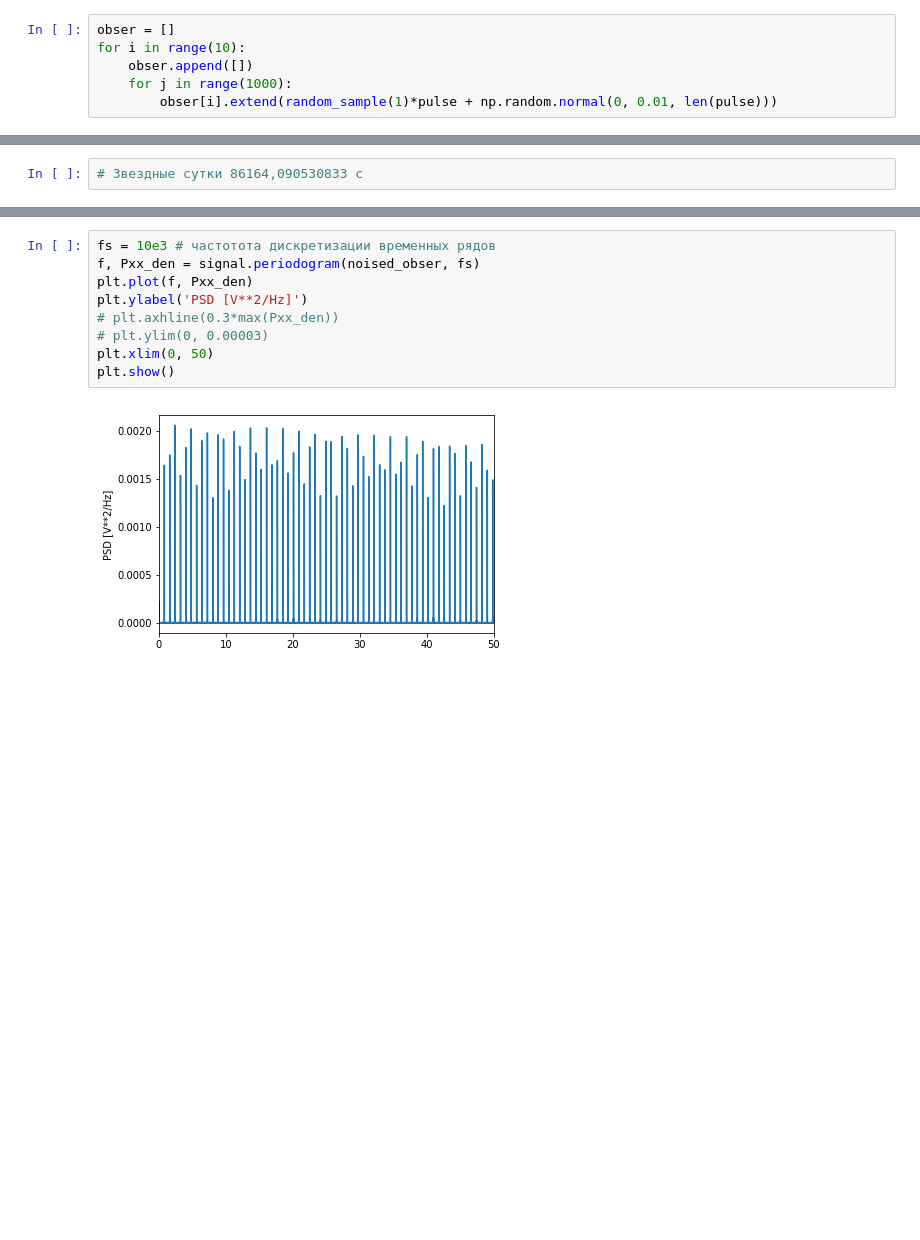
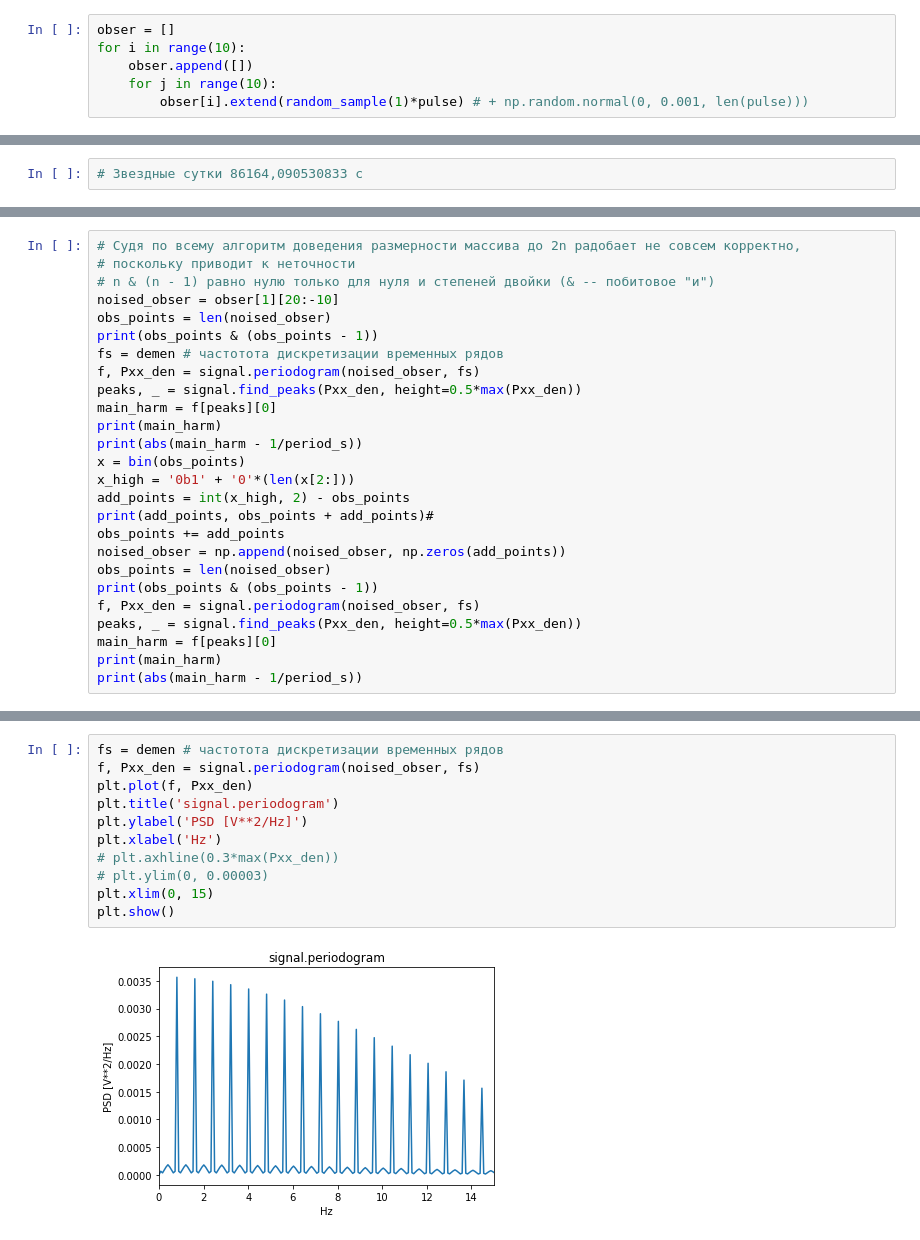
Before and after one commit to KazAndr/bsa3, a Jupyter notebook: pulsar_generator.ipynb, the cells around one changed output, grey strips where cells are left out. Cells and saved outputs as stored; diff of their text form; blank space fills up the shorter version.

Commit message:
Testing adding zeros to array for 2**n

```diff
--- a/pulsar_generator.ipynb
+++ b/pulsar_generator.ipynb
@@ -26,5 +34,5 @@ print(1/period_s)
 obser = []
 for i in range(10):
     obser.append([])
-    for j in range(1000):
-        obser[i].extend(random_sample(1)*pulse + np.random.normal(0, 0.01, len(pulse)))
+    for j in range(10):
+        obser[i].extend(random_sample(1)*pulse) # + np.random.normal(0, 0.001, len(pulse)))
@@ -49,0 +50,26 @@ noised_obser = np.append(noised_obser, np.zeros(add_points))
+# %%
+# Судя по всему алгоритм доведения размерности массива до 2n радобает не совсем корректно,
+# поскольку приводит к неточности
+# n & (n - 1) равно нулю только для нуля и степеней двойки (& -- побитовое "и")
+noised_obser = obser[1][20:-10]
+obs_points = len(noised_obser)
+print(obs_points & (obs_points - 1))
+fs = demen # частотота дискретизации временных рядов
+f, Pxx_den = signal.periodogram(noised_obser, fs)
+peaks, _ = signal.find_peaks(Pxx_den, height=0.5*max(Pxx_den))
+main_harm = f[peaks][0]
+print(main_harm)
+print(abs(main_harm - 1/period_s))
+x = bin(obs_points)
+x_high = '0b1' + '0'*(len(x[2:]))
+add_points = int(x_high, 2) - obs_points
+print(add_points, obs_points + add_points)#
+obs_points += add_points
+noised_obser = np.append(noised_obser, np.zeros(add_points))
+obs_points = len(noised_obser)
+print(obs_points & (obs_points - 1))
+f, Pxx_den = signal.periodogram(noised_obser, fs)
+peaks, _ = signal.find_peaks(Pxx_den, height=0.5*max(Pxx_den))
+main_harm = f[peaks][0]
+print(main_harm)
+print(abs(main_harm - 1/period_s))
@@ -56,14 +90,16 @@ plt.show()
 # %%
-fs = 10e3 # частотота дискретизации временных рядов
+fs = demen # частотота дискретизации временных рядов
 f, Pxx_den = signal.periodogram(noised_obser, fs)
 plt.plot(f, Pxx_den)
+plt.title('signal.periodogram')
 plt.ylabel('PSD [V**2/Hz]')
+plt.xlabel('Hz')
 # plt.axhline(0.3*max(Pxx_den))
 # plt.ylim(0, 0.00003)
-plt.xlim(0, 50)
+plt.xlim(0, 15)
 plt.show()
 # %% [output]
-[figure, old version]
+[figure, new version]
 # %%
 peaks, _ = signal.find_peaks(Pxx_den, height=0.5*max(Pxx_den))
 main_harm = f[peaks][0]
```
Also changed, not shown: parts of 12 cells of this notebook.
